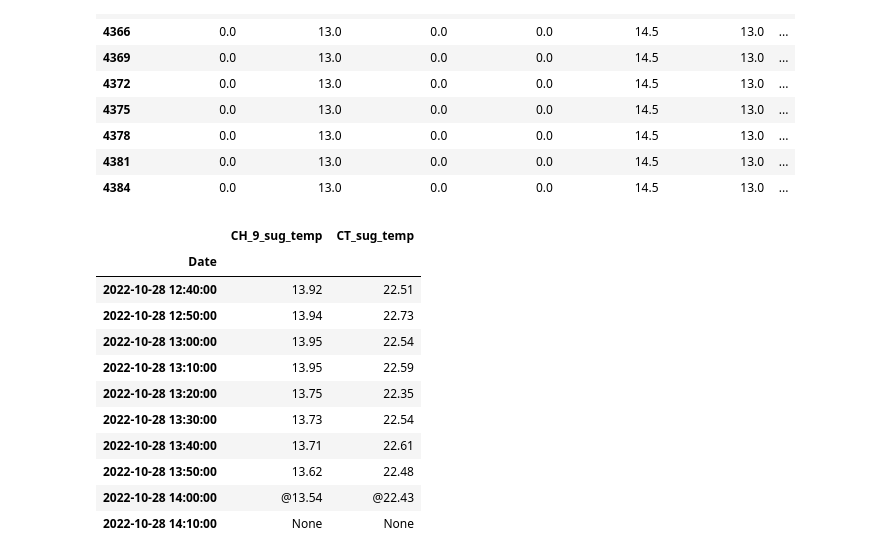
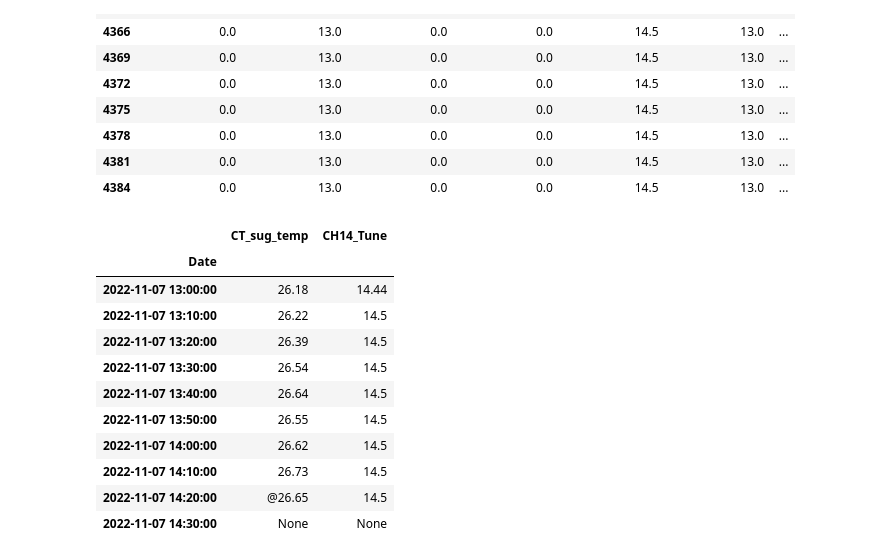
Before and after one commit to sungbohsun/HL_Chiller, a Jupyter notebook: HL_Chiller_14/EDA.ipynb, the cells around one changed output. Drawn from its saved outputs; the diff is of its cells as text; code cells hidden in the pictures.

```diff
--- a/HL_Chiller_14/EDA.ipynb
+++ b/HL_Chiller_14/EDA.ipynb
@@ -176,17 +196,17 @@ data = sql.get_data(datatabel = "Optimize",
                     ReturnFormat = "DataFrame")
 # %%
 data.index=data.Date
-data[['CH_9_sug_temp','CT_sug_temp']].iloc[-10:]
+data[['CT_sug_temp','CH14_Tune']].iloc[-10:]
 # %% [output]
-|  | CH_9_sug_temp | CT_sug_temp |
+|  | CT_sug_temp | CH14_Tune |
 | Date |  |  |
-| 2022-10-28 12:40:00 | 13.92 | 22.51 |
-| 2022-10-28 12:50:00 | 13.94 | 22.73 |
-| 2022-10-28 13:00:00 | 13.95 | 22.54 |
-| 2022-10-28 13:10:00 | 13.95 | 22.59 |
-| 2022-10-28 13:20:00 | 13.75 | 22.35 |
-| 2022-10-28 13:30:00 | 13.73 | 22.54 |
-| 2022-10-28 13:40:00 | 13.71 | 22.61 |
-| 2022-10-28 13:50:00 | 13.62 | 22.48 |
-| 2022-10-28 14:00:00 | @13.54 | @22.43 |
-| 2022-10-28 14:10:00 | None | None |
+| 2022-11-07 13:00:00 | 26.18 | 14.44 |
+| 2022-11-07 13:10:00 | 26.22 | 14.5 |
+| 2022-11-07 13:20:00 | 26.39 | 14.5 |
+| 2022-11-07 13:30:00 | 26.54 | 14.5 |
+| 2022-11-07 13:40:00 | 26.64 | 14.5 |
+| 2022-11-07 13:50:00 | 26.55 | 14.5 |
+| 2022-11-07 14:00:00 | 26.62 | 14.5 |
+| 2022-11-07 14:10:00 | 26.73 | 14.5 |
+| 2022-11-07 14:20:00 | @26.65 | 14.5 |
+| 2022-11-07 14:30:00 | None | None |
```
Also changed, not shown: parts of 5 cells of this notebook, 20 other files.
